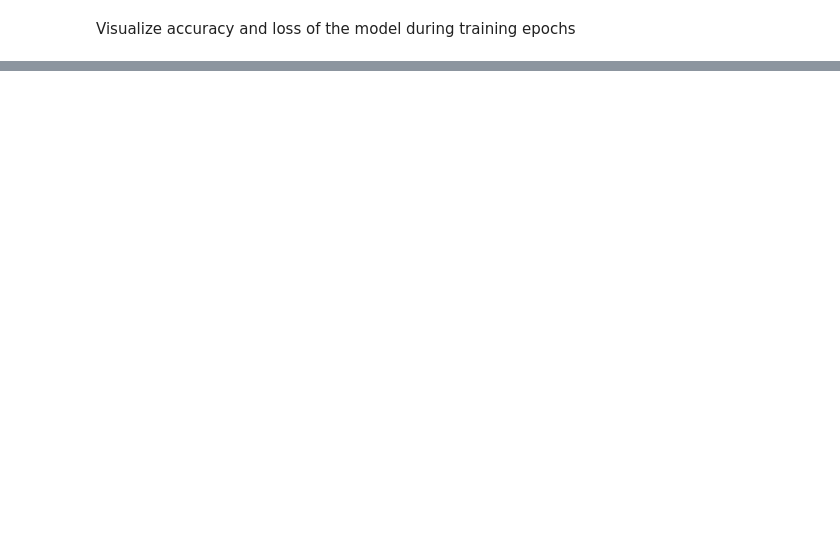
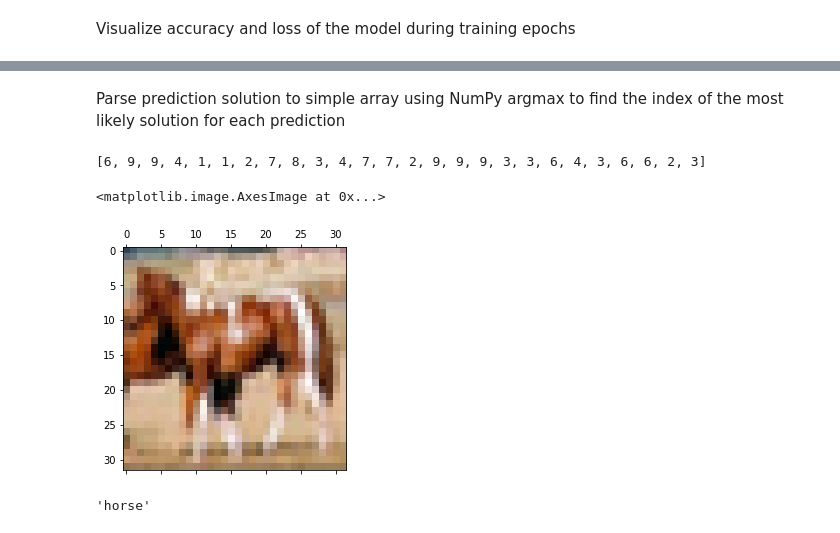
Before and after one commit to mauropappaterra/CNN-Image-Recognition-CIFAR10, a Jupyter notebook: CNN.ipynb, the cells around one changed output, grey strips where cells are left out. Cells and saved outputs as stored; diff of their text form; code cells hidden in the pictures; blank space fills up the shorter version.

Commit message:
add predictions, summary and confusion matrix

```diff
--- a/CNN.ipynb
+++ b/CNN.ipynb
@@ -248,0 +291,17 @@ plt.show()
+# %% [markdown]
+Parse prediction solution to simple array using NumPy argmax to find the index of the most likely solution for each prediction
+# %%
+predictions_labels = [np.argmax(prediction) for prediction in predictions]
+predictions_labels[:26]
+# %% [output]
+[6, 9, 9, 4, 1, 1, 2, 7, 8, 3, 4, 7, 7, 2, 9, 9, 9, 3, 3, 6, 4, 3, 6, 6, 2, 3]
+# %%
+sample = 114
+plt.matshow(x_train[sample])
+# %% [output]
+<matplotlib.image.AxesImage at 0x...>
+[figure, added]
+# %%
+classifications[predictions_labels[sample]]
+# %% [output]
+'horse'
```
Also changed, not shown: parts of 13 cells of this notebook.
